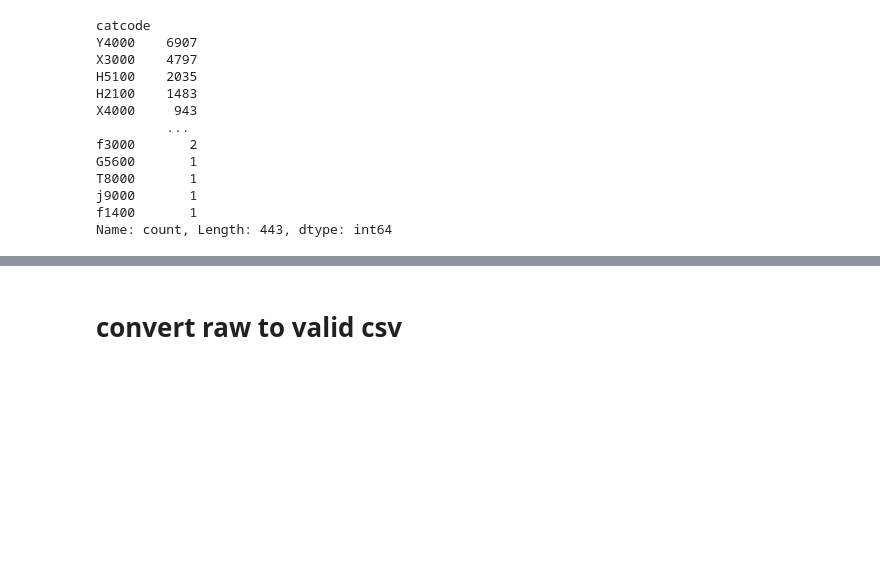
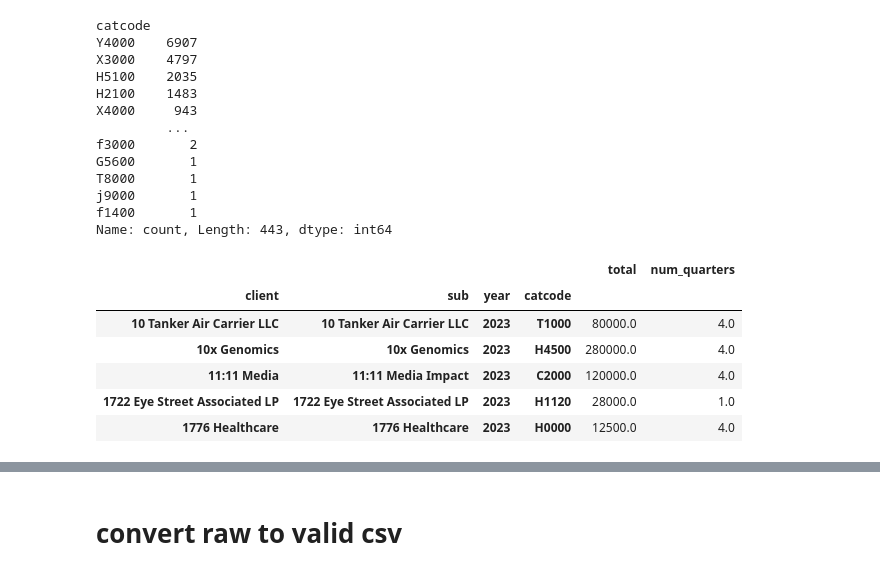
Before and after one commit to mirthbottle/trader_buddy, a Jupyter notebook: jupyter-notebooks/OpenSecrets.ipynb, the cells around one changed output, grey strips where cells are left out. Drawn from its saved outputs; the diff is of its cells as text; code cells hidden in the pictures; blank space fills up the shorter version.

```diff
--- a/jupyter-notebooks/OpenSecrets.ipynb
+++ b/jupyter-notebooks/OpenSecrets.ipynb
@@ -60,0 +72,10 @@ Name: count, Length: 443, dtype: int64
+# %%
+valid2023_annualtotal.head()
+# %% [output]
+|  |  |  |  | total | num_quarters |
+| client | sub | year | catcode |  |  |
+| 10 Tanker Air Carrier LLC | 10 Tanker Air Carrier LLC | 2023 | T1000 | 80000.0 | 4.0 |
+| 10x Genomics | 10x Genomics | 2023 | H4500 | 280000.0 | 4.0 |
+| 11:11 Media | 11:11 Media Impact | 2023 | C2000 | 120000.0 | 4.0 |
+| 1722 Eye Street Associated LP | 1722 Eye Street Associated LP | 2023 | H1120 | 28000.0 | 1.0 |
+| 1776 Healthcare | 1776 Healthcare | 2023 | H0000 | 12500.0 | 4.0 |
```
Also changed, not shown: parts of 11 cells of this notebook.
